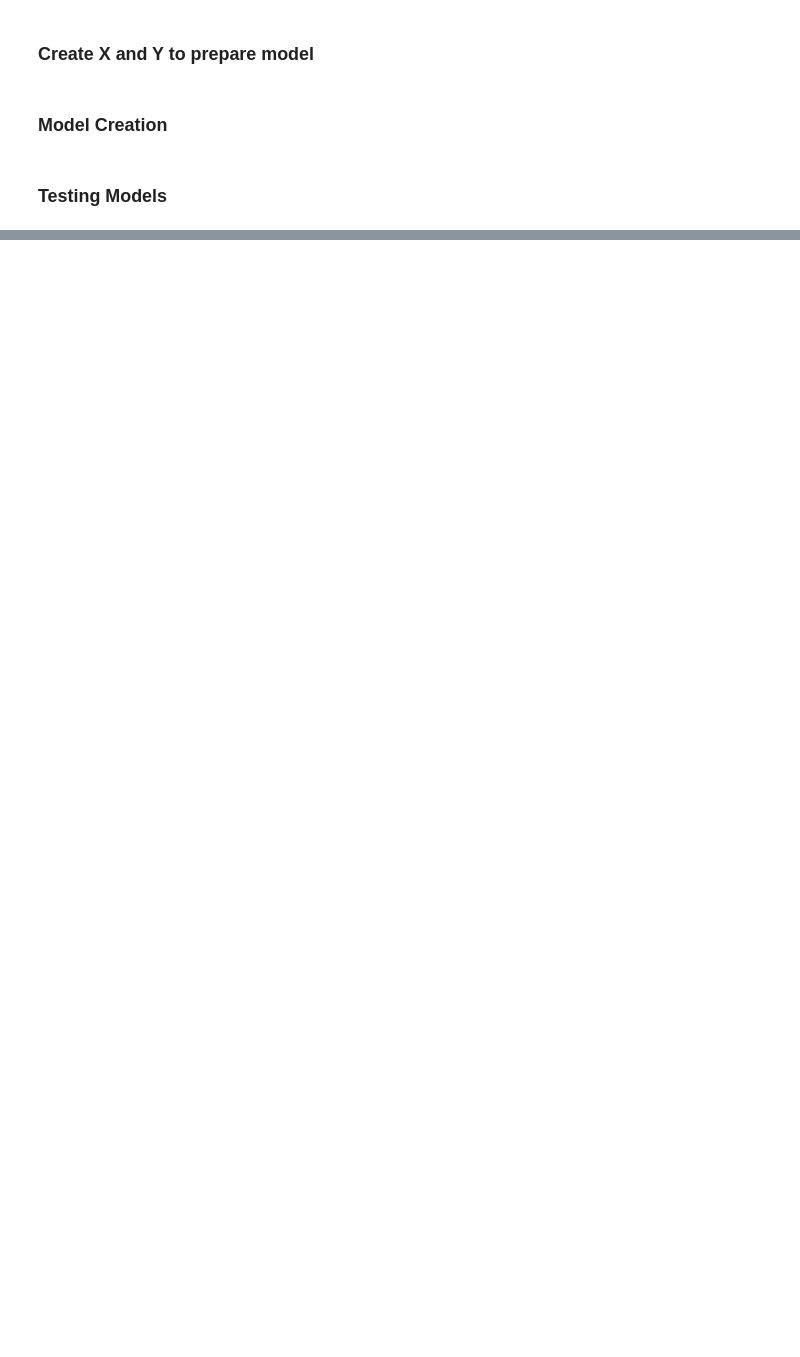
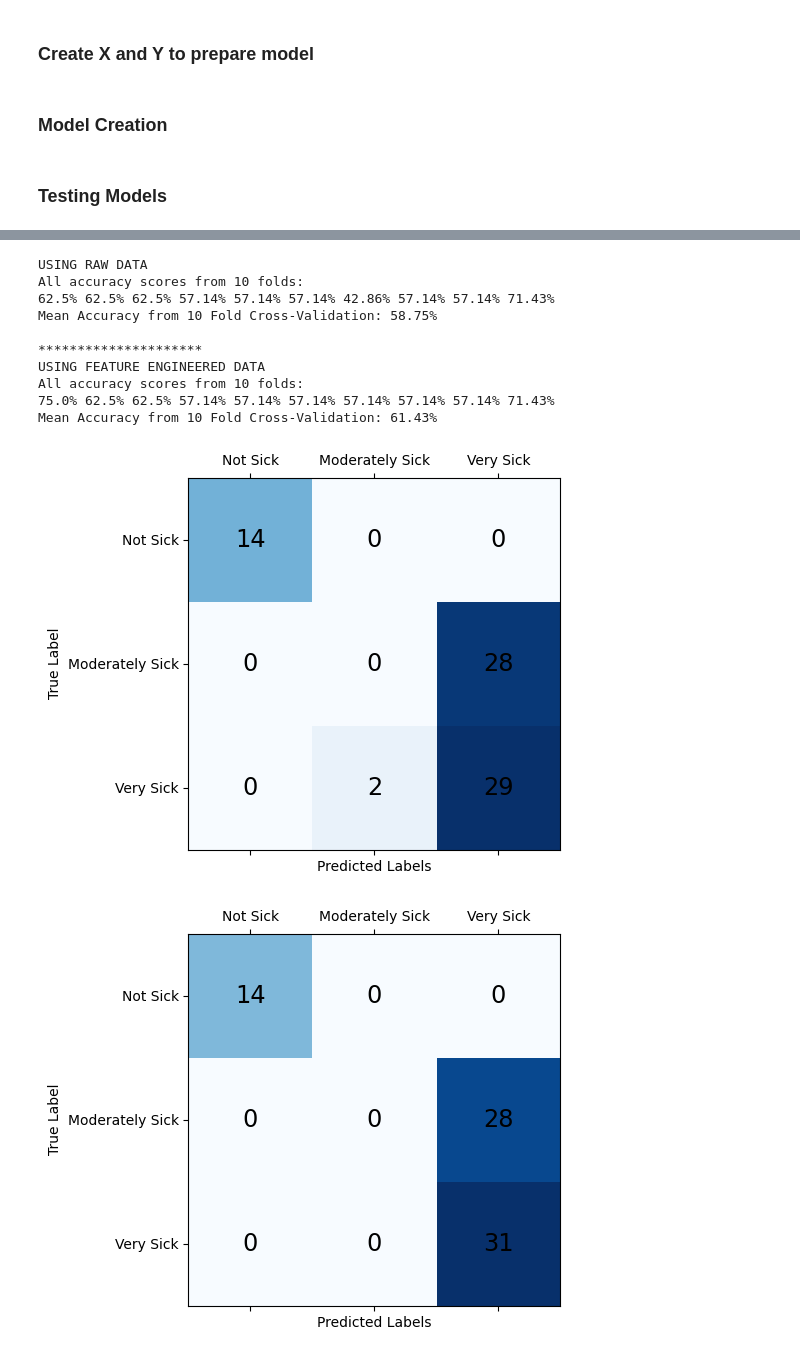
Before and after one commit to jmandzak/SheepActivity, a Jupyter notebook: part2.ipynb, the cells around one changed output, grey strips where cells are left out. Drawn from its saved outputs; the diff is of its cells as text; code cells hidden in the pictures; blank space fills up the shorter version.

```diff
--- a/part2.ipynb
+++ b/part2.ipynb
@@ -150,0 +277,24 @@ train_and_evaluate_model(X, y, model)
+# %%
+from sklearn.svm import SVC
+
+print('USING RAW DATA')
+model = SVC()
+train_and_evaluate_model(X_RAW, y, model)
+
+print('*********************')
+print('USING FEATURE ENGINEERED DATA')
+model = SVC()
+train_and_evaluate_model(X, y, model)
+# %% [output]
+USING RAW DATA
+All accuracy scores from 10 folds:
+62.5% 62.5% 62.5% 57.14% 57.14% 57.14% 42.86% 57.14% 57.14% 71.43%
+Mean Accuracy from 10 Fold Cross-Validation: 58.75%
+
+*********************
+USING FEATURE ENGINEERED DATA
+All accuracy scores from 10 folds:
+75.0% 62.5% 62.5% 57.14% 57.14% 57.14% 57.14% 57.14% 57.14% 71.43%
+Mean Accuracy from 10 Fold Cross-Validation: 61.43%
+[figure, added]
+[figure, added]
```
Also changed, not shown: parts of 15 cells of this notebook, 1 other file.
